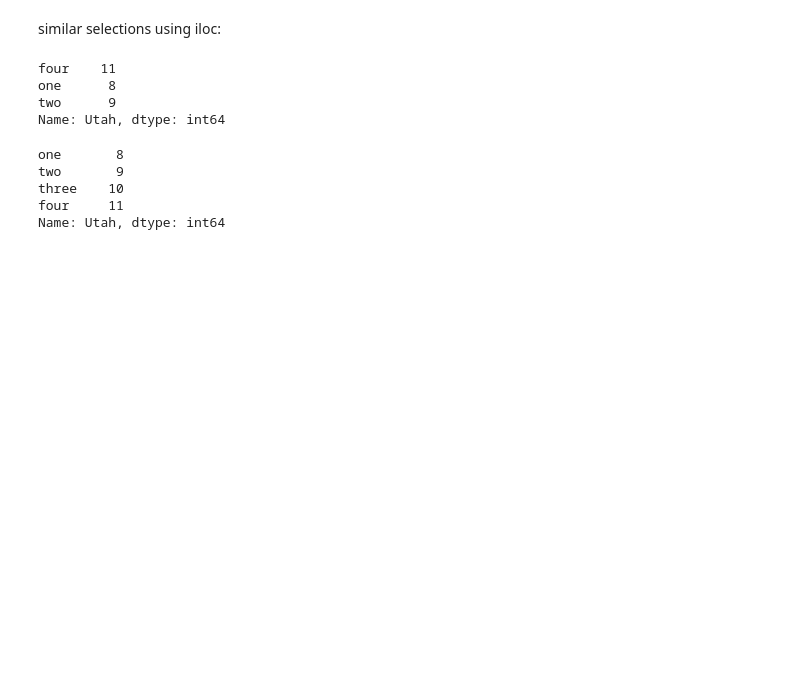
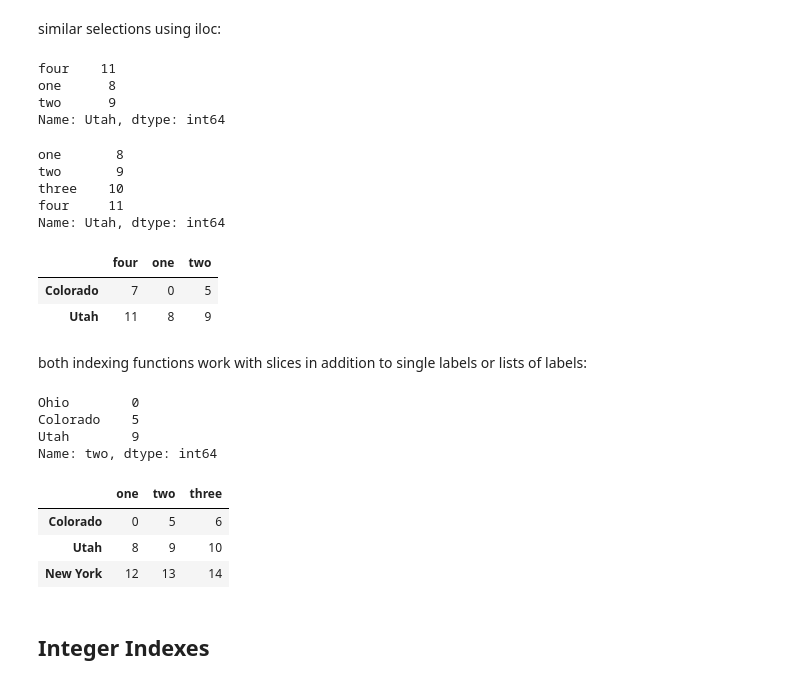
Before and after one commit to kbutalep/WesCh5, a Jupyter notebook: Chapter5WorkAlong.ipynb, the cells around one changed output. Drawn from its saved outputs; the diff is of its cells as text; code cells hidden in the pictures; blank space fills up the shorter version.

Commit message:
finished integer indexes

```diff
--- a/Chapter5WorkAlong.ipynb
+++ b/Chapter5WorkAlong.ipynb
@@ -810,4 +810,26 @@ three    10
 four     11
 Name: Utah, dtype: int64
 # %%
-data.iloc[[1, 2], [3, 0, ]]
+data.iloc[[1, 2], [3, 0, 1]]
+# %% [output]
+|  | four | one | two |
+| Colorado | 7 | 0 | 5 |
+| Utah | 11 | 8 | 9 |
+# %% [markdown]
+both indexing functions work with slices in addition to single labels or lists of labels:
+# %%
+data.loc[: 'Utah', 'two']
+# %% [output]
+Ohio        0
+Colorado    5
+Utah        9
+Name: two, dtype: int64
+# %%
+data.iloc[:, :3][data.three > 5]
+# %% [output]
+|  | one | two | three |
+| Colorado | 0 | 5 | 6 |
+| Utah | 8 | 9 | 10 |
+| New York | 12 | 13 | 14 |
+# %% [markdown]
+## Integer Indexes
```
Also changed, not shown: parts of 6 cells of this notebook.
